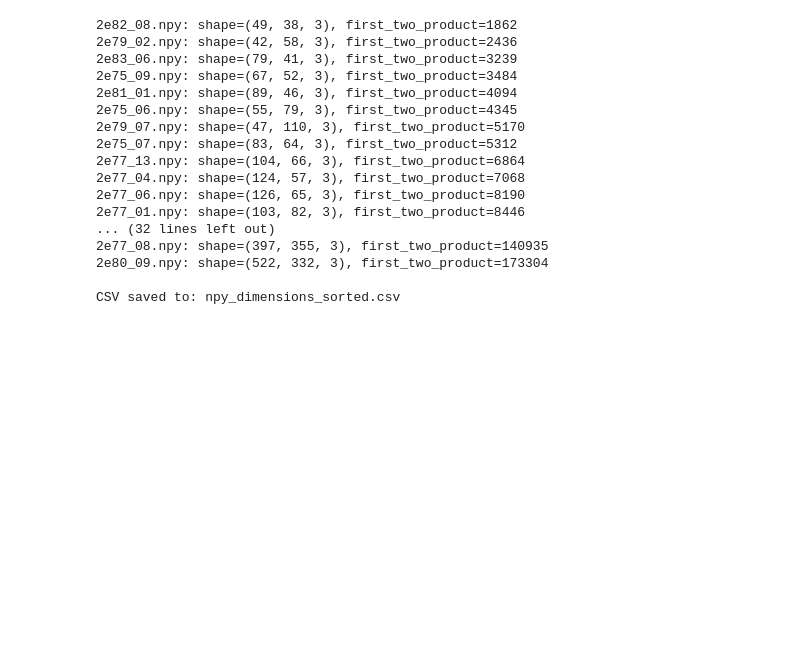
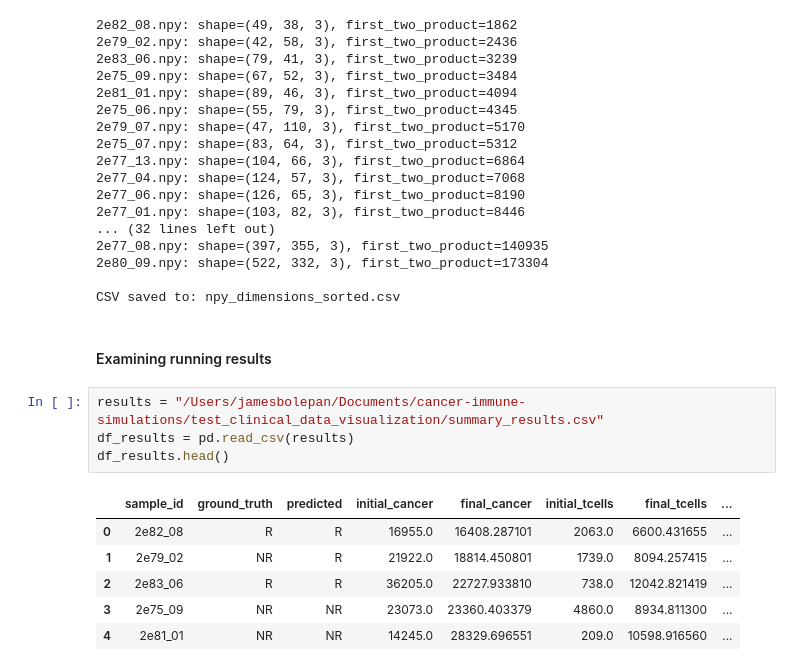
Before and after one commit to james-bole-pan/cancer-immune-simulations, a Jupyter notebook: data_preprocessing_notebooks/notebook_preprocessing_nature_immunology.ipynb, the cells around one changed output. Drawn from its saved outputs; the diff is of its cells as text; blank space fills up the shorter version.

Commit message:
did a run on clincal data

```diff
--- a/data_preprocessing_notebooks/notebook_preprocessing_nature_immunology.ipynb
+++ b/data_preprocessing_notebooks/notebook_preprocessing_nature_immunology.ipynb
@@ -347,3 +347,16 @@ print(f"\nCSV saved to: {csv_path}")
 2e80_09.npy: shape=(522, 332, 3), first_two_product=173304
 
 CSV saved to: npy_dimensions_sorted.csv
+# %% [markdown]
+#### Examining running results
+# %%
+results = "/Users/jamesbolepan/Documents/cancer-immune-simulations/test_clinical_data_visualization/summary_results.csv"
+df_results = pd.read_csv(results)
+df_results.head()
+# %% [output]
+|  | sample_id | ground_truth | predicted | initial_cancer | final_cancer | initial_tcells | final_tcells | ... |
+| 0 | 2e82_08 | R | R | 16955.0 | 16408.287101 | 2063.0 | 6600.431655 | ... |
+| 1 | 2e79_02 | NR | R | 21922.0 | 18814.450801 | 1739.0 | 8094.257415 | ... |
+| 2 | 2e83_06 | R | R | 36205.0 | 22727.933810 | 738.0 | 12042.821419 | ... |
+| 3 | 2e75_09 | NR | NR | 23073.0 | 23360.403379 | 4860.0 | 8934.811300 | ... |
+| 4 | 2e81_01 | NR | NR | 14245.0 | 28329.696551 | 209.0 | 10598.916560 | ... |
```
Also changed, not shown: parts of 2 cells of this notebook, 3 other files.
